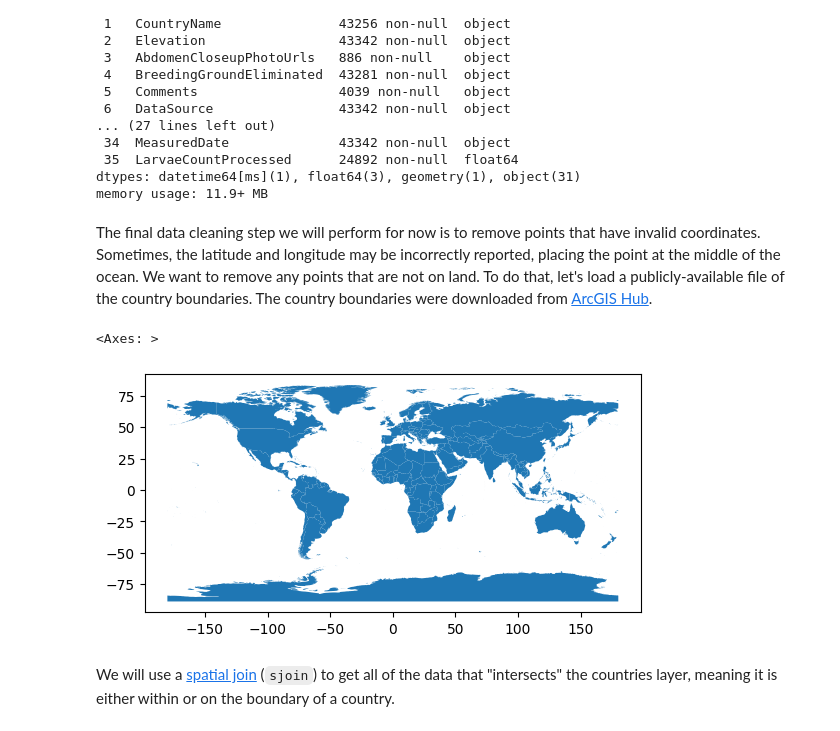
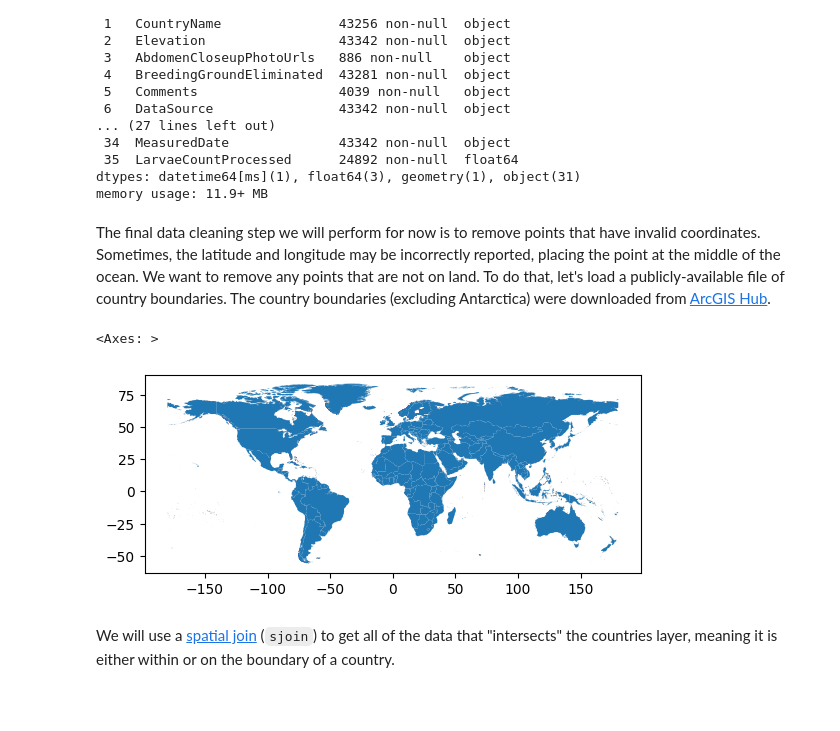
Before and after one commit to geo-di-lab/emerge-lessons, a Jupyter notebook: _build/html/_sources/docs/ch1/lesson6.ipynb, the cells around one changed output. Cells and saved outputs as stored; diff of their text form; code cells hidden in the pictures; blank space fills up the shorter version.

Commit message:
Update data

```diff
--- a/_build/html/_sources/docs/ch1/lesson6.ipynb
+++ b/_build/html/_sources/docs/ch1/lesson6.ipynb
@@ -143,13 +143,13 @@ Data columns (total 36 columns):
 dtypes: datetime64[ms](1), float64(3), geometry(1), object(31)
 memory usage: 11.9+ MB
 # %% [markdown]
-The final data cleaning step we will perform for now is to remove points that have invalid coordinates. Sometimes, the latitude and longitude may be incorrectly reported, placing the point at the middle of the ocean. We want to remove any points that are not on land. To do that, let's load a publicly-available file of the country boundaries. The country boundaries were downloaded from [ArcGIS Hub](https://hub.arcgis.com/datasets/esri::world-countries-generalized/explore).
+The final data cleaning step we will perform for now is to remove points that have invalid coordinates. Sometimes, the latitude and longitude may be incorrectly reported, placing the point at the middle of the ocean. We want to remove any points that are not on land. To do that, let's load a publicly-available file of country boundaries. The country boundaries (excluding Antarctica) were downloaded from [ArcGIS Hub](https://hub.arcgis.com/datasets/esri::world-countries/explore).
 # %%
-countries = gpd.read_file('world_countries.geojson')[['COUNTRY', 'geometry']]
+countries = gpd.read_file('world_countries.zip')[['COUNTRY', 'geometry']].to_crs(4326)
 countries.plot()
 # %% [output]
 <Axes: >
-[figure, old version]
+[figure, new version]
 # %% [markdown]
 We will use a [spatial join](https://geopandas.org/en/stable/docs/reference/api/geopandas.sjoin.html) (`sjoin`) to get all of the data that "intersects" the countries layer, meaning it is either within or on the boundary of a country.
 # %%
```
Also changed, not shown: parts of 14 cells of this notebook, 57 other files.
